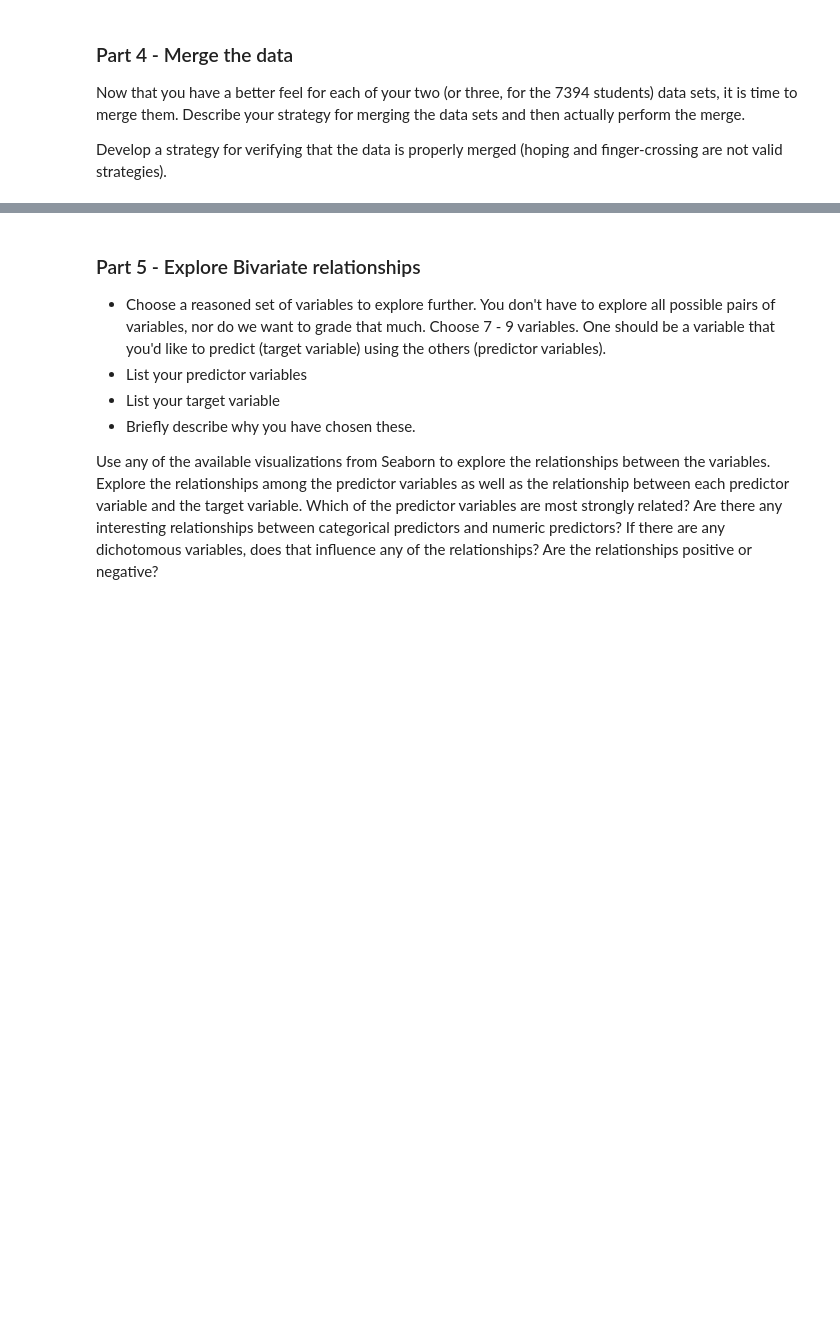
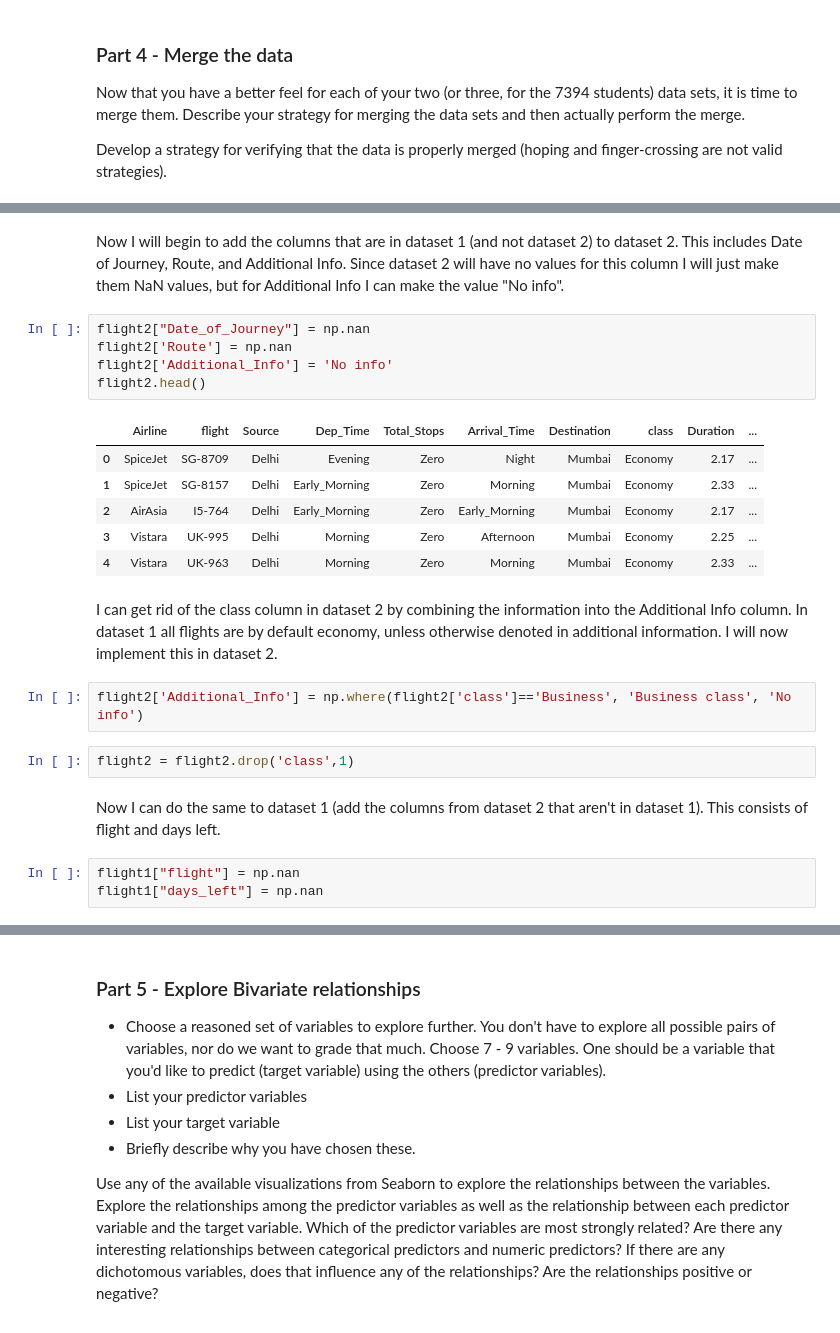
Before and after one commit to claywrentz/MLProject2, a Jupyter notebook: Project02.ipynb, the cells around one changed output, grey strips where cells are left out. Drawn from its saved outputs; the diff is of its cells as text; blank space fills up the shorter version.

```diff
--- a/Project02.ipynb
+++ b/Project02.ipynb
@@ -677,0 +839,25 @@ Develop a strategy for verifying that the data is properly merged (hoping and fi
+# %% [markdown]
+Now I will begin to add the columns that are in dataset 1 (and not dataset 2) to dataset 2. This includes Date of Journey, Route, and Additional Info. Since dataset 2 will have no values for this column I will just make them NaN values, but for Additional Info I can make the value "No info".
+# %%
+flight2["Date_of_Journey"] = np.nan
+flight2['Route'] = np.nan
+flight2['Additional_Info'] = 'No info'
+flight2.head()
+# %% [output]
+|  | Airline | flight | Source | Dep_Time | Total_Stops | Arrival_Time | Destination | class | Duration | ... |
+| 0 | SpiceJet | SG-8709 | Delhi | Evening | Zero | Night | Mumbai | Economy | 2.17 | ... |
+| 1 | SpiceJet | SG-8157 | Delhi | Early_Morning | Zero | Morning | Mumbai | Economy | 2.33 | ... |
+| 2 | AirAsia | I5-764 | Delhi | Early_Morning | Zero | Early_Morning | Mumbai | Economy | 2.17 | ... |
+| 3 | Vistara | UK-995 | Delhi | Morning | Zero | Afternoon | Mumbai | Economy | 2.25 | ... |
+| 4 | Vistara | UK-963 | Delhi | Morning | Zero | Morning | Mumbai | Economy | 2.33 | ... |
+# %% [markdown]
+I can get rid of the class column in dataset 2 by combining the information into the Additional Info column. In dataset 1 all flights are by default economy, unless otherwise denoted in additional information. I will now implement this in dataset 2.
+# %%
+flight2['Additional_Info'] = np.where(flight2['class']=='Business', 'Business class', 'No info')
+# %%
+flight2 = flight2.drop('class',1)
+# %% [markdown]
+Now I can do the same to dataset 1 (add the columns from dataset 2 that aren't in dataset 1). This consists of flight and days left.
+# %%
+flight1["flight"] = np.nan
+flight1["days_left"] = np.nan
```
Also changed, not shown: parts of 47 cells of this notebook.
